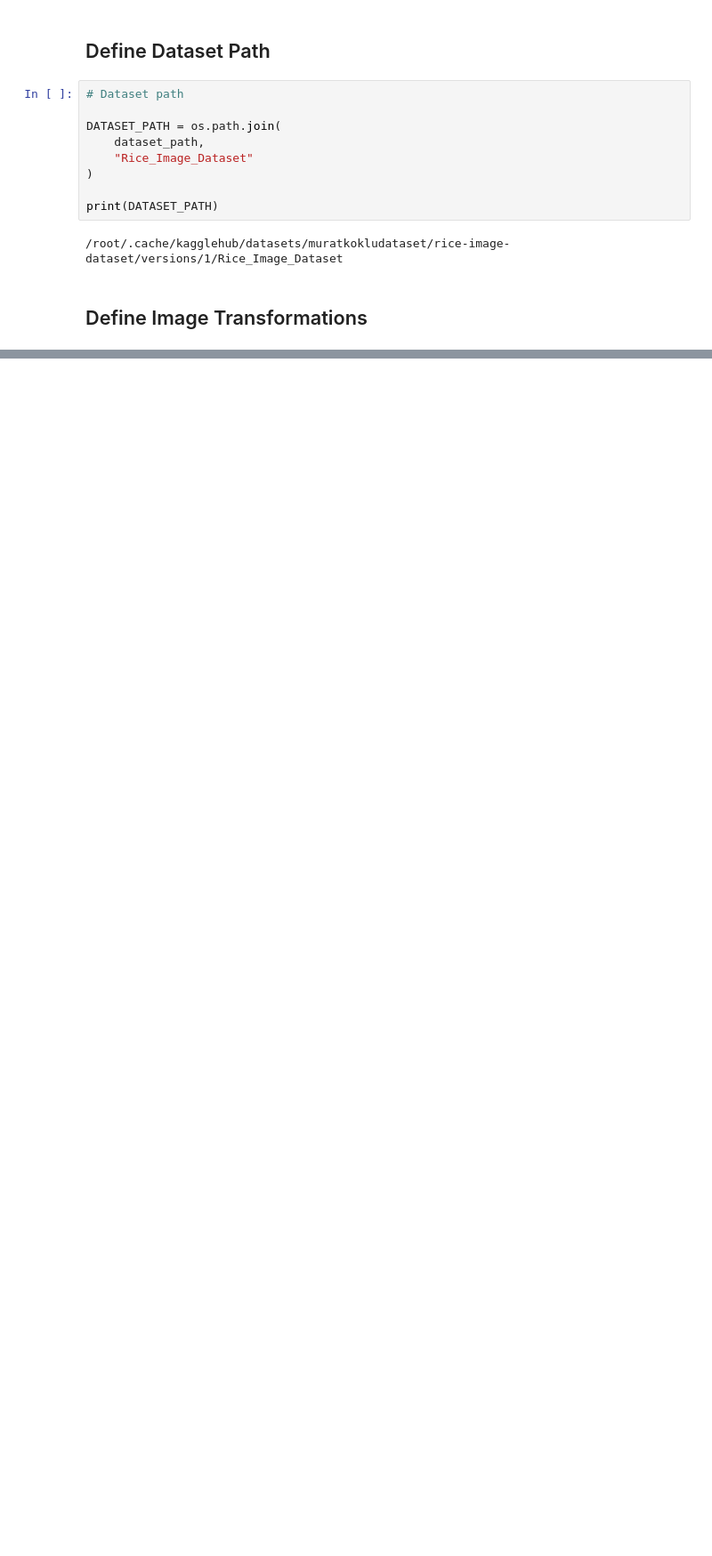
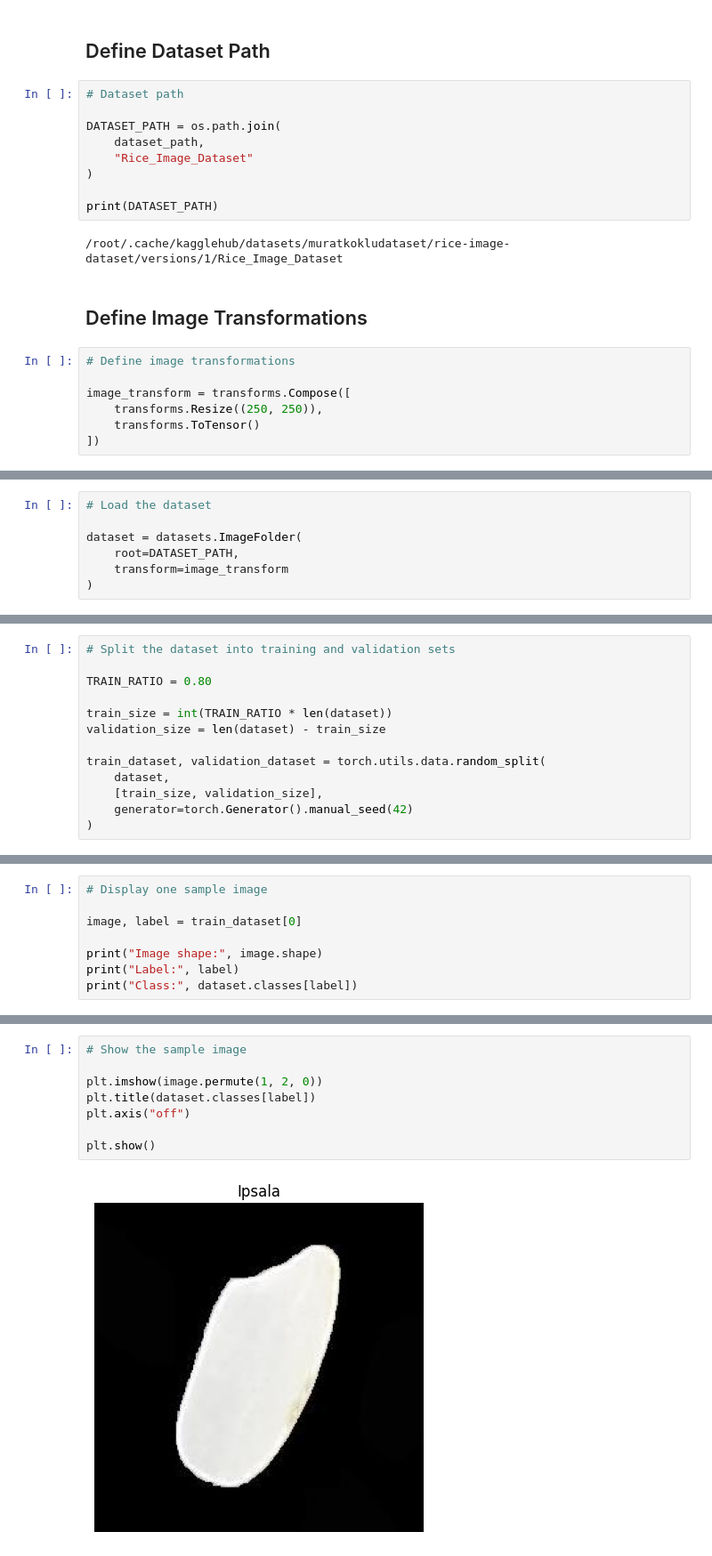
Before and after one commit to kosar-am/rice-classification-cnn, a Jupyter notebook: notebooks/04_pytorch_cnn.ipynb, the cells around one changed output, grey strips where cells are left out. Shown at 89% size. Saved outputs shown, nothing was run; the diff lists cells and outputs as text; blank space fills up the shorter version.

Commit message:
Implement PyTorch data pipeline and CNN model architectures

```diff
--- a/notebooks/04_pytorch_cnn.ipynb
+++ b/notebooks/04_pytorch_cnn.ipynb
@@ -119,3 +119,10 @@ print(DATASET_PATH)
 /root/.cache/kagglehub/datasets/muratkokludataset/rice-image-dataset/versions/1/Rice_Image_Dataset
 # %% [markdown]
 ## Define Image Transformations
+# %%
+# Define image transformations
+
+image_transform = transforms.Compose([
+    transforms.Resize((250, 250)),
+    transforms.ToTensor()
+])
@@ -121,0 +138,7 @@ print(DATASET_PATH)
+# %%
+# Load the dataset
+
+dataset = datasets.ImageFolder(
+    root=DATASET_PATH,
+    transform=image_transform
+)
@@ -121,0 +157,13 @@ print(DATASET_PATH)
+# %%
+# Split the dataset into training and validation sets
+
+TRAIN_RATIO = 0.80
+
+train_size = int(TRAIN_RATIO * len(dataset))
+validation_size = len(dataset) - train_size
+
+train_dataset, validation_dataset = torch.utils.data.random_split(
+    dataset,
+    [train_size, validation_size],
+    generator=torch.Generator().manual_seed(42)
+)
@@ -121,0 +216,8 @@ print(DATASET_PATH)
+# %%
+# Display one sample image
+
+image, label = train_dataset[0]
+
+print("Image shape:", image.shape)
+print("Label:", label)
+print("Class:", dataset.classes[label])
@@ -121,0 +228,10 @@ print(DATASET_PATH)
+# %%
+# Show the sample image
+
+plt.imshow(image.permute(1, 2, 0))
+plt.title(dataset.classes[label])
+plt.axis("off")
+
+plt.show()
+# %% [output]
+[figure, added]
```
Also changed, not shown: parts of 25 cells of this notebook.
